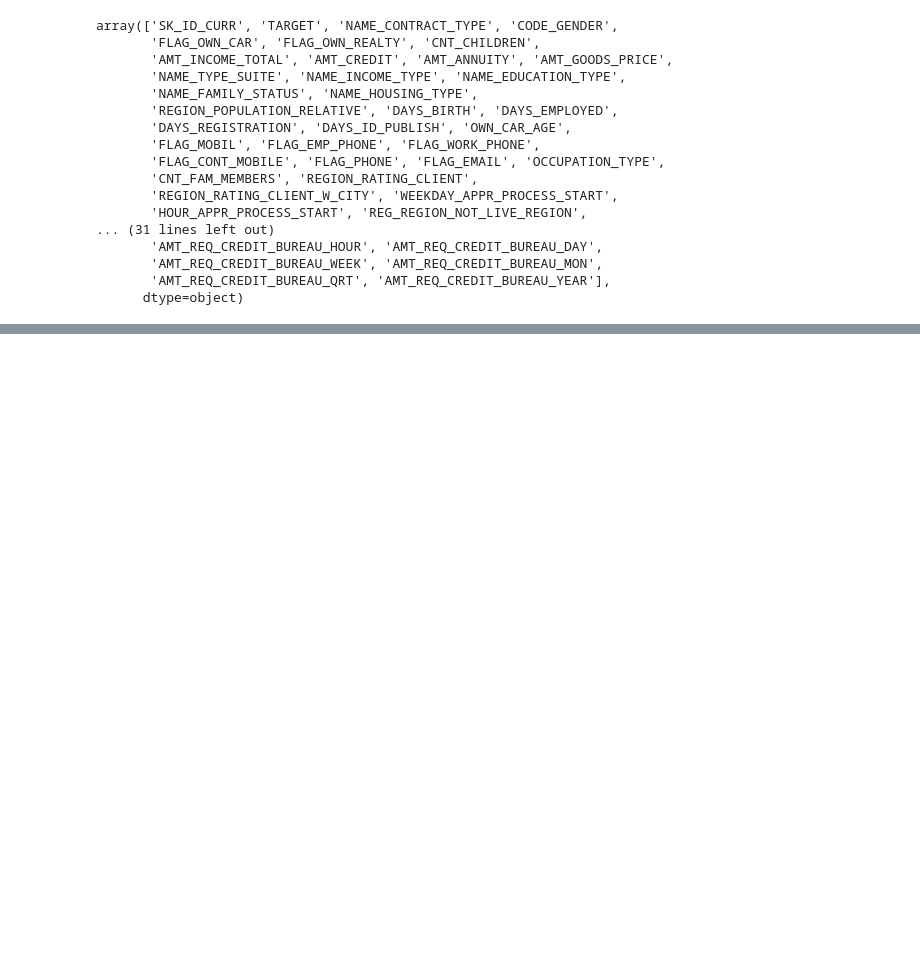
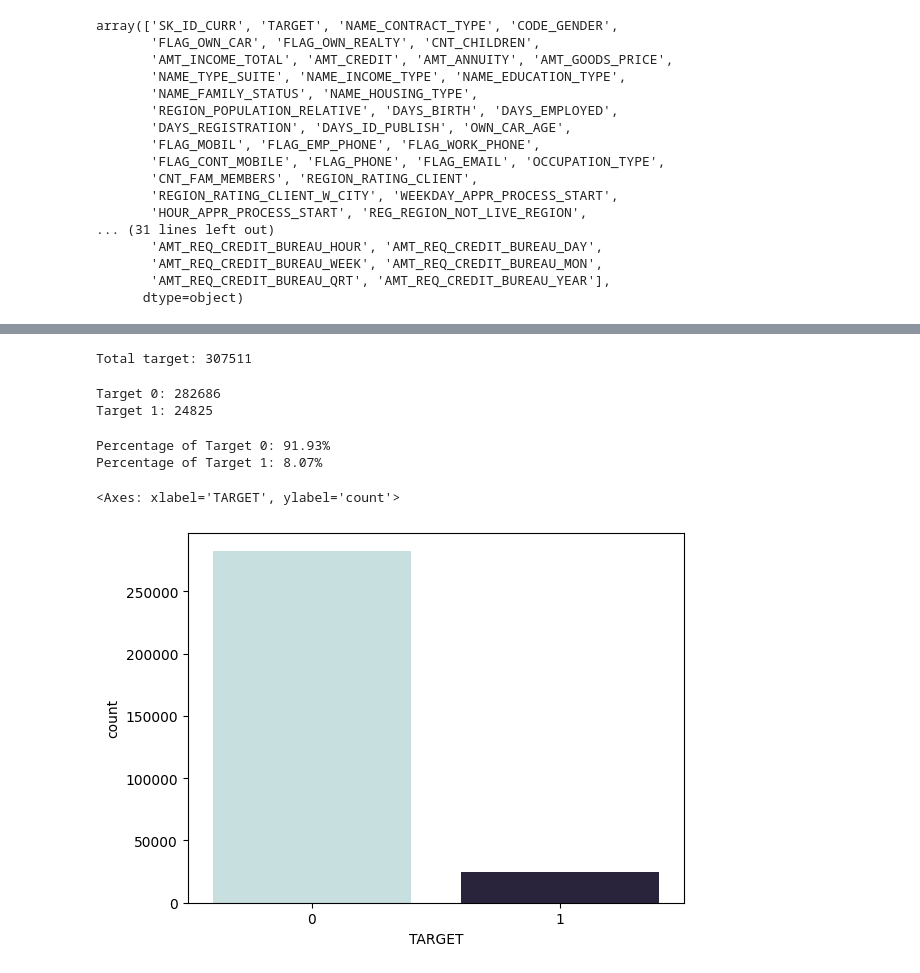
Before and after one commit to MicaelaGutColl/SP4-API-predict-images, a Jupyter notebook: CreditRisk.ipynb, the cells around one changed output, grey strips where cells are left out. Cells and saved outputs as stored; diff of their text form; code cells hidden in the pictures; blank space fills up the shorter version.

```diff
--- a/CreditRisk.ipynb
+++ b/CreditRisk.ipynb
@@ -73,0 +94,32 @@ array(['SK_ID_CURR', 'TARGET', 'NAME_CONTRACT_TYPE', 'CODE_GENDER',
+# %%
+# 4. Show the distribution of the target variable values: print the total value count and the percentage of each value, plot this relationship.
+
+# TARGET: (0) paid loans
+# TARGET: (1) retraso en el pago
+
+total_target = X_train["TARGET"].count()
+print(f'Total target: {total_target}')
+# %% [output]
+Total target: 307511
+# %%
+target_0 = X_train["TARGET"].value_counts()[0]
+target_1 = X_train["TARGET"].value_counts()[1]
+print(f'Target 0: {target_0}\nTarget 1: {target_1}')
+# %% [output]
+Target 0: 282686
+Target 1: 24825
+# %%
+# percentage of target
+
+perc_target_0 = target_0/total_target
+perc_target_1 = target_1/total_target
+print("Percentage of Target 0: {:.2%}".format(perc_target_0))
+print("Percentage of Target 1: {:.2%}".format(perc_target_1))
+# %% [output]
+Percentage of Target 0: 91.93%
+Percentage of Target 1: 8.07%
+# %%
+sns.countplot(data=X_train, x="TARGET", palette="ch:start=.2,rot=-.3")
+# %% [output]
+<Axes: xlabel='TARGET', ylabel='count'>
+[figure, added]
```
Also changed, not shown: parts of 7 cells of this notebook.
